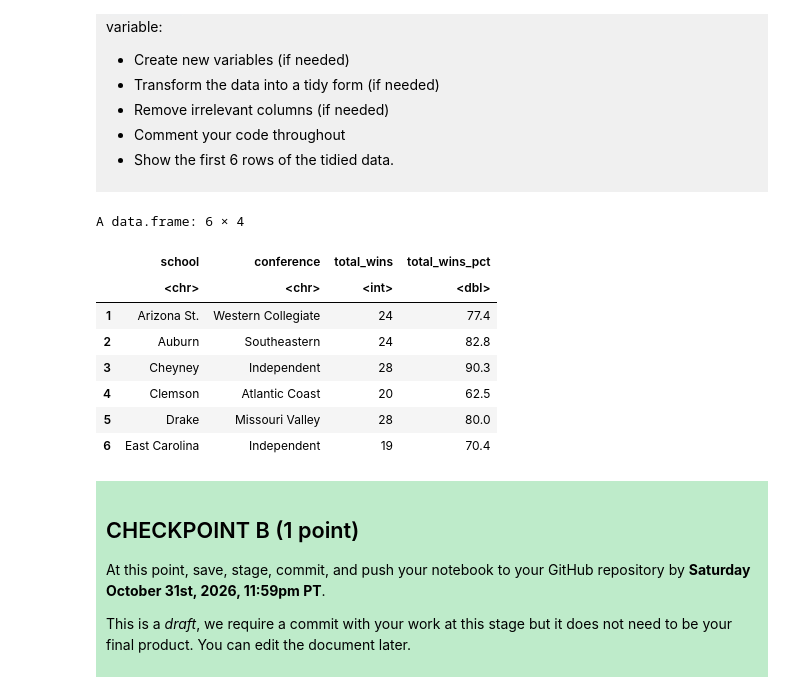
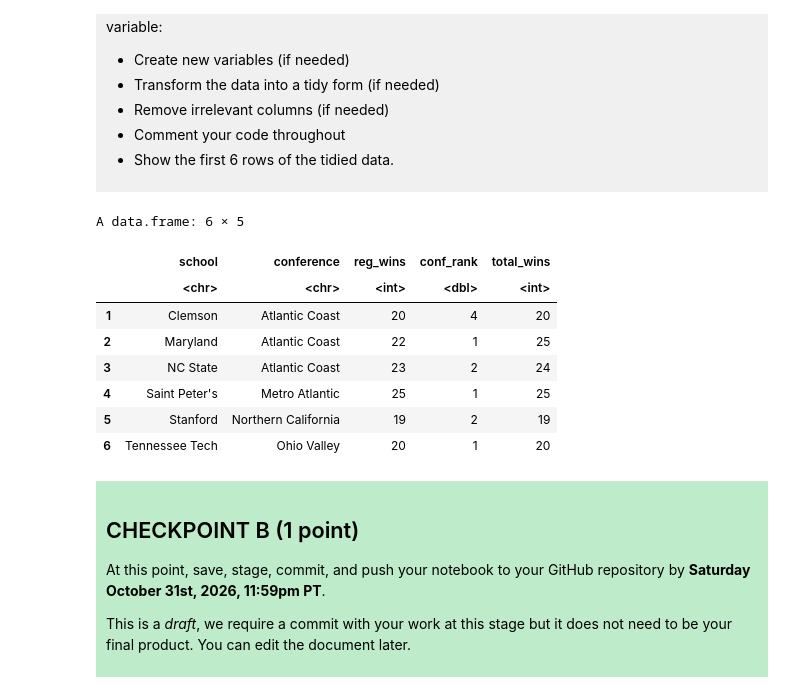
Before and after one commit to Soggy-Waffles1158/dsci-100-project-sam-sarfraz, a Jupyter notebook: dsci-100-project-notebook.ipynb, the cells around one changed output. Drawn from its saved outputs; the diff is of its cells as text; code cells hidden in the pictures.

```diff
--- a/dsci-100-project-notebook.ipynb
+++ b/dsci-100-project-notebook.ipynb
@@ -200,31 +199,28 @@ Produce a tidy data set that could be used to answer your research question usin
 
 </div>
 # %%
-#loads appropriate library
-library(tidyverse)
+tidy_womens_data <- womens_data |>
+  # Keep the columns required for my research question
+  select(school, conference, reg_wins, conf_rank, total_wins) |>
+  # Clean conference name inconsistencies and trim whitespace
+  mutate(conference = str_trim(conference),conference = case_when(conference == "Trans-America" ~ "Trans America",TRUE ~ conference )) |>
+#these two are the same but would populate as different
 
-# Assign new variable to start tidying into
-tidy_womens_data <- womens_data |>
+  # Filter out rows missing total_wins or conference rank
 
-  # I will keep only the columns relevant to my research
-  select(school, conference, total_wins, total_wins_pct) |>
+  filter(!is.na(total_wins), !is.na(conf_rank))
 
-  # Filters out any missing rows and unwanted subsets -> double checked this command on google, will provide link in end section.
-  filter(!is.na(total_wins))
-
-
-# Shows the first 6 rows of the tidied data
 head(tidy_womens_data, 6)
 # %% [output]
-A data.frame: 6 × 4
+A data.frame: 6 × 5
-|  | school | conference | total_wins | total_wins_pct |
-|  | <chr> | <chr> | <int> | <dbl> |
-| 1 | Arizona St. | Western Collegiate | 24 | 77.4 |
-| 2 | Auburn | Southeastern | 24 | 82.8 |
-| 3 | Cheyney | Independent | 28 | 90.3 |
-| 4 | Clemson | Atlantic Coast | 20 | 62.5 |
-| 5 | Drake | Missouri Valley | 28 | 80.0 |
-| 6 | East Carolina | Independent | 19 | 70.4 |
+|  | school | conference | reg_wins | conf_rank | total_wins |
+|  | <chr> | <chr> | <int> | <dbl> | <int> |
+| 1 | Clemson | Atlantic Coast | 20 | 4 | 20 |
+| 2 | Maryland | Atlantic Coast | 22 | 1 | 25 |
+| 3 | NC State | Atlantic Coast | 23 | 2 | 24 |
+| 4 | Saint Peter's | Metro Atlantic | 25 | 1 | 25 |
+| 5 | Stanford | Northern California | 19 | 2 | 19 |
+| 6 | Tennessee Tech | Ohio Valley | 20 | 1 | 20 |
 # %% [markdown]
 <div style="background-color: #beebca; padding: 10px;">
 
```
Also changed, not shown: parts of 15 cells of this notebook.
